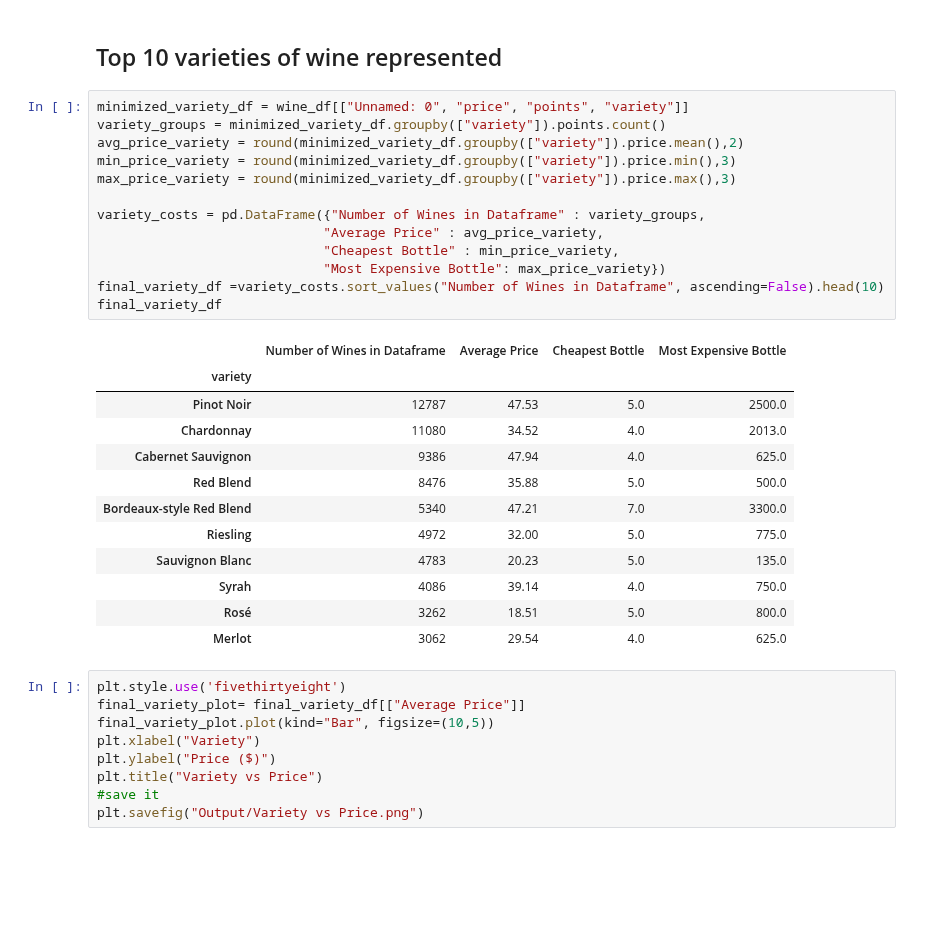
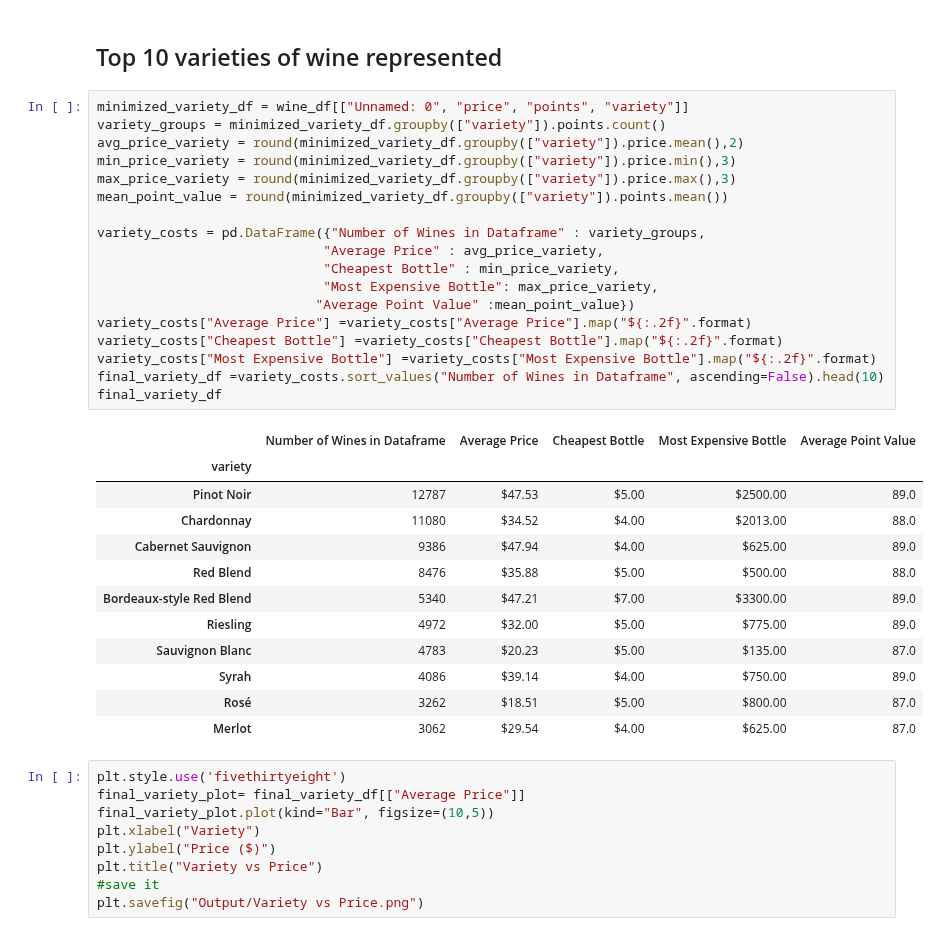
Before and after one commit to madengr00/PourTaste, a Jupyter notebook: Basic DataSet Information.ipynb, the cells around one changed output. Saved outputs shown, nothing was run; the diff lists cells and outputs as text; blank space fills up the shorter version.

```diff
--- a/Basic DataSet Information.ipynb
+++ b/Basic DataSet Information.ipynb
@@ -165,29 +173,34 @@ There are 697 varieties of wine represented in our Dataset.
 # %%
 minimized_variety_df = wine_df[["Unnamed: 0", "price", "points", "variety"]]
 variety_groups = minimized_variety_df.groupby(["variety"]).points.count()
 avg_price_variety = round(minimized_variety_df.groupby(["variety"]).price.mean(),2)
 min_price_variety = round(minimized_variety_df.groupby(["variety"]).price.min(),3)
 max_price_variety = round(minimized_variety_df.groupby(["variety"]).price.max(),3)
+mean_point_value = round(minimized_variety_df.groupby(["variety"]).points.mean())
 
 variety_costs = pd.DataFrame({"Number of Wines in Dataframe" : variety_groups,
                              "Average Price" : avg_price_variety,
                              "Cheapest Bottle" : min_price_variety,
-                             "Most Expensive Bottle": max_price_variety})
+                             "Most Expensive Bottle": max_price_variety,
+                            "Average Point Value" :mean_point_value})
+variety_costs["Average Price"] =variety_costs["Average Price"].map("${:.2f}".format)
+variety_costs["Cheapest Bottle"] =variety_costs["Cheapest Bottle"].map("${:.2f}".format)
+variety_costs["Most Expensive Bottle"] =variety_costs["Most Expensive Bottle"].map("${:.2f}".format)
 final_variety_df =variety_costs.sort_values("Number of Wines in Dataframe", ascending=False).head(10)
 final_variety_df
 # %% [output]
-|  | Number of Wines in Dataframe | Average Price | Cheapest Bottle | Most Expensive Bottle |
-| variety |  |  |  |  |
-| Pinot Noir | 12787 | 47.53 | 5.0 | 2500.0 |
-| Chardonnay | 11080 | 34.52 | 4.0 | 2013.0 |
-| Cabernet Sauvignon | 9386 | 47.94 | 4.0 | 625.0 |
-| Red Blend | 8476 | 35.88 | 5.0 | 500.0 |
-| Bordeaux-style Red Blend | 5340 | 47.21 | 7.0 | 3300.0 |
-| Riesling | 4972 | 32.00 | 5.0 | 775.0 |
-| Sauvignon Blanc | 4783 | 20.23 | 5.0 | 135.0 |
-| Syrah | 4086 | 39.14 | 4.0 | 750.0 |
-| Rosé | 3262 | 18.51 | 5.0 | 800.0 |
-| Merlot | 3062 | 29.54 | 4.0 | 625.0 |
+|  | Number of Wines in Dataframe | Average Price | Cheapest Bottle | Most Expensive Bottle | Average Point Value |
+| variety |  |  |  |  |  |
+| Pinot Noir | 12787 | $47.53 | $5.00 | $2500.00 | 89.0 |
+| Chardonnay | 11080 | $34.52 | $4.00 | $2013.00 | 88.0 |
+| Cabernet Sauvignon | 9386 | $47.94 | $4.00 | $625.00 | 89.0 |
+| Red Blend | 8476 | $35.88 | $5.00 | $500.00 | 88.0 |
+| Bordeaux-style Red Blend | 5340 | $47.21 | $7.00 | $3300.00 | 89.0 |
+| Riesling | 4972 | $32.00 | $5.00 | $775.00 | 89.0 |
+| Sauvignon Blanc | 4783 | $20.23 | $5.00 | $135.00 | 87.0 |
+| Syrah | 4086 | $39.14 | $4.00 | $750.00 | 89.0 |
+| Rosé | 3262 | $18.51 | $5.00 | $800.00 | 87.0 |
+| Merlot | 3062 | $29.54 | $4.00 | $625.00 | 87.0 |
 # %%
 plt.style.use('fivethirtyeight')
 final_variety_plot= final_variety_df[["Average Price"]]
```
Also changed, not shown: parts of 7 cells of this notebook, 1 other file.
